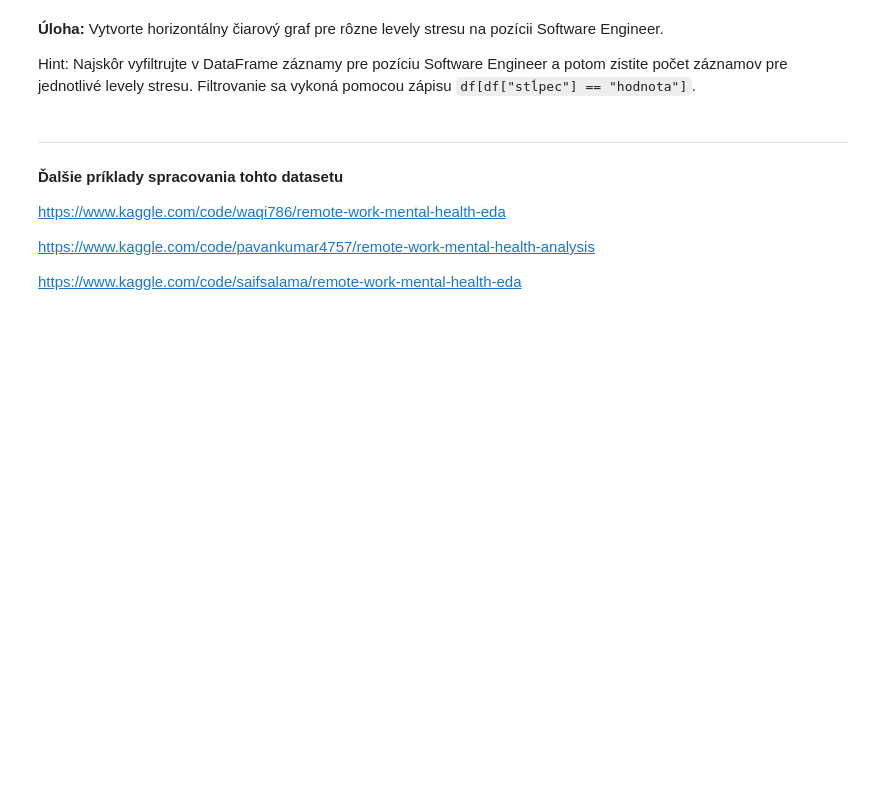
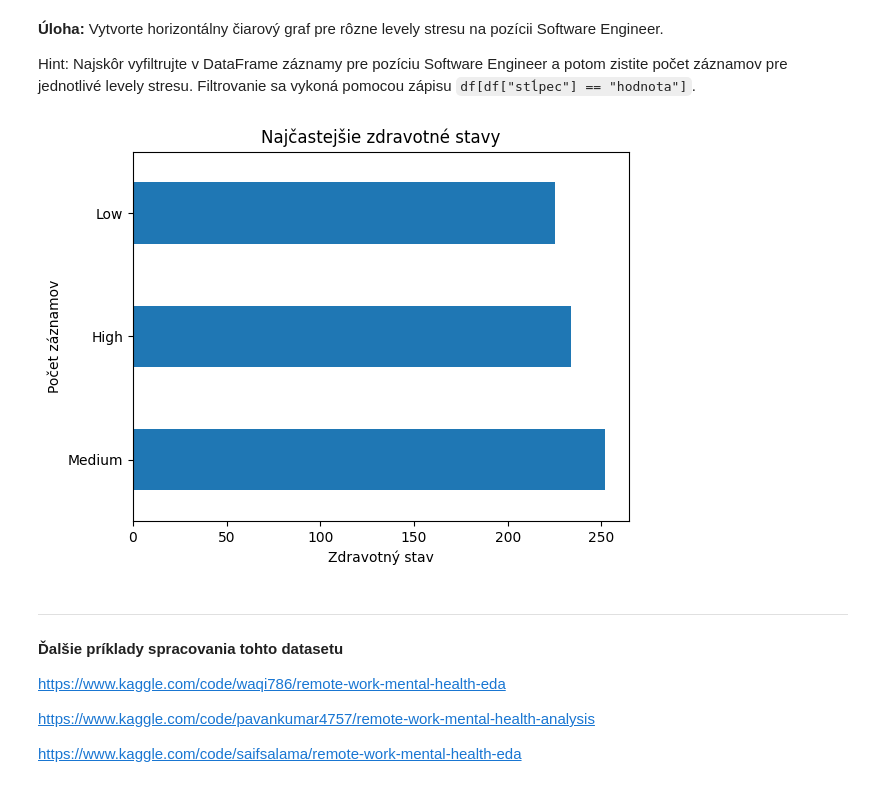
Before and after one commit to tomaschs/SSBU_25, a Jupyter notebook: cv3/CV3_4_Dataset_Python.ipynb, the cells around one changed output. Cells and saved outputs as stored; diff of their text form; code cells hidden in the pictures; blank space fills up the shorter version.

```diff
--- a/cv3/CV3_4_Dataset_Python.ipynb
+++ b/cv3/CV3_4_Dataset_Python.ipynb
@@ -142,7 +337,14 @@ Hint:
 Najskôr vyfiltrujte v DataFrame záznamy pre pozíciu Software Engineer a potom zistite počet záznamov pre jednotlivé levely stresu.
 Filtrovanie sa vykoná pomocou zápisu `df[df["stĺpec"] == "hodnota"]`.
 # %%
-# TODO
+df[df["Job_Role"] == "Software Engineer"]["Stress_Level"].value_counts().plot(kind='barh')
+
+plt.title("Najčastejšie zdravotné stavy")
+plt.xlabel("Zdravotný stav")
+plt.ylabel("Počet záznamov")
+plt.show()
+# %% [output]
+[figure, added]
 # %% [markdown]
 ---
 
```
Also changed, not shown: parts of 15 cells of this notebook, 1 other file.
